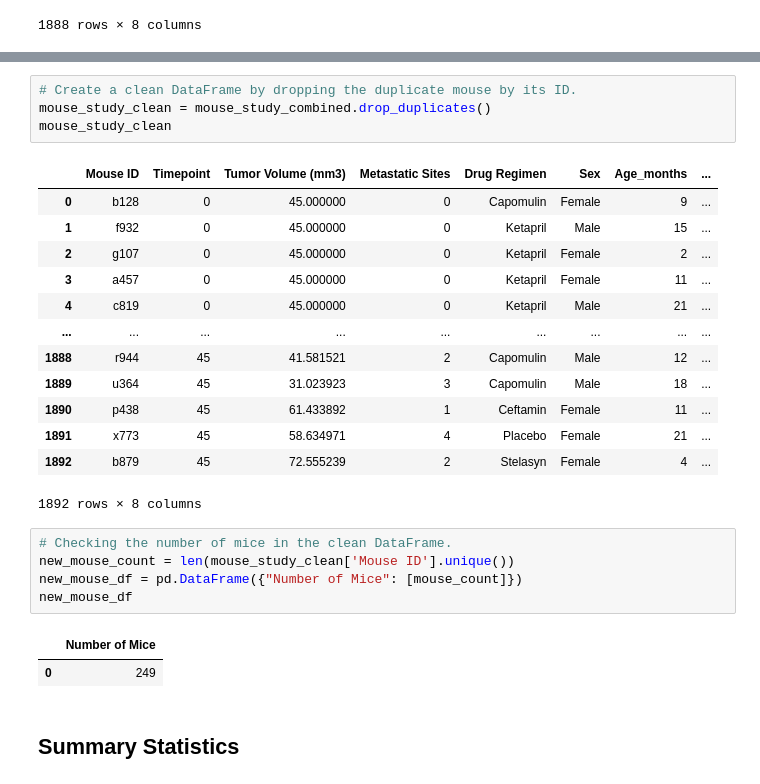
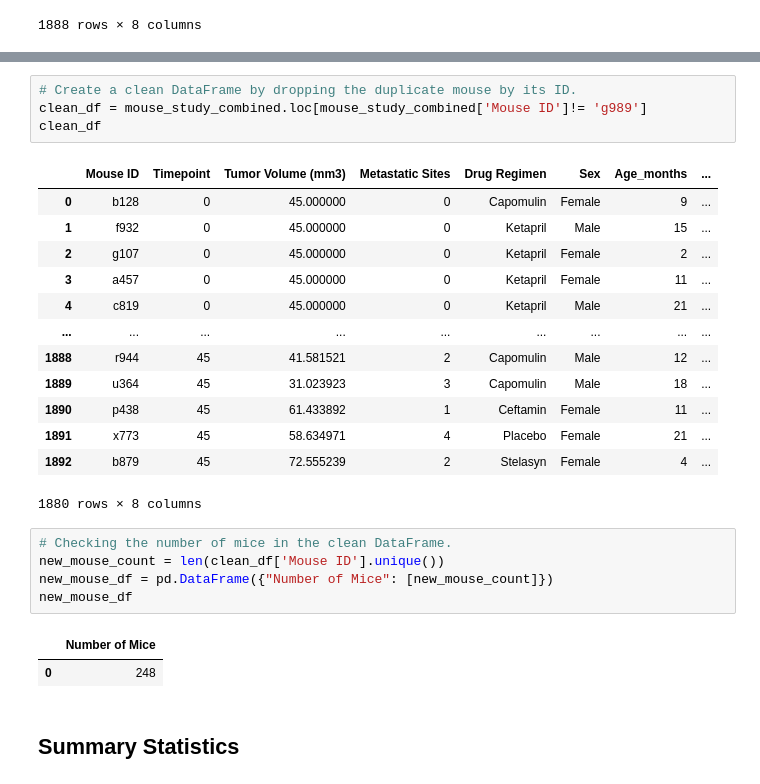
Before and after one commit to short4/UCIHomework-LCanfield, a Jupyter notebook: matplotlib-challenge/Instructions/Pymaceuticals/pymaceuticals_starter.ipynb, the cells around one changed output, grey strips where cells are left out. Saved outputs shown, nothing was run; the diff lists cells and outputs as text.

```diff
--- a/matplotlib-challenge/Instructions/Pymaceuticals/pymaceuticals_starter.ipynb
+++ b/matplotlib-challenge/Instructions/Pymaceuticals/pymaceuticals_starter.ipynb
@@ -83,7 +114,7 @@ dup_mouse
 # %%
 # Create a clean DataFrame by dropping the duplicate mouse by its ID.
-mouse_study_clean = mouse_study_combined.drop_duplicates()
-mouse_study_clean
+clean_df = mouse_study_combined.loc[mouse_study_combined['Mouse ID']!= 'g989']
+clean_df
 # %% [output]
 |  | Mouse ID | Timepoint | Tumor Volume (mm3) | Metastatic Sites | Drug Regimen | Sex | Age_months | ... |
 | 0 | b128 | 0 | 45.000000 | 0 | Capomulin | Female | 9 | ... |
@@ -97,15 +128,15 @@ mouse_study_clean
 | 1890 | p438 | 45 | 61.433892 | 1 | Ceftamin | Female | 11 | ... |
 | 1891 | x773 | 45 | 58.634971 | 4 | Placebo | Female | 21 | ... |
 | 1892 | b879 | 45 | 72.555239 | 2 | Stelasyn | Female | 4 | ... |
-1892 rows × 8 columns
+1880 rows × 8 columns
 # %%
 # Checking the number of mice in the clean DataFrame.
-new_mouse_count = len(mouse_study_clean['Mouse ID'].unique())
-new_mouse_df = pd.DataFrame({"Number of Mice": [mouse_count]})
+new_mouse_count = len(clean_df['Mouse ID'].unique())
+new_mouse_df = pd.DataFrame({"Number of Mice": [new_mouse_count]})
 new_mouse_df
 # %% [output]
 |  | Number of Mice |
-| 0 | 249 |
+| 0 | 248 |
 # %% [markdown]
 ## Summary Statistics
 # %%
```
Also changed, not shown: parts of 15 cells of this notebook, 2 other files.
